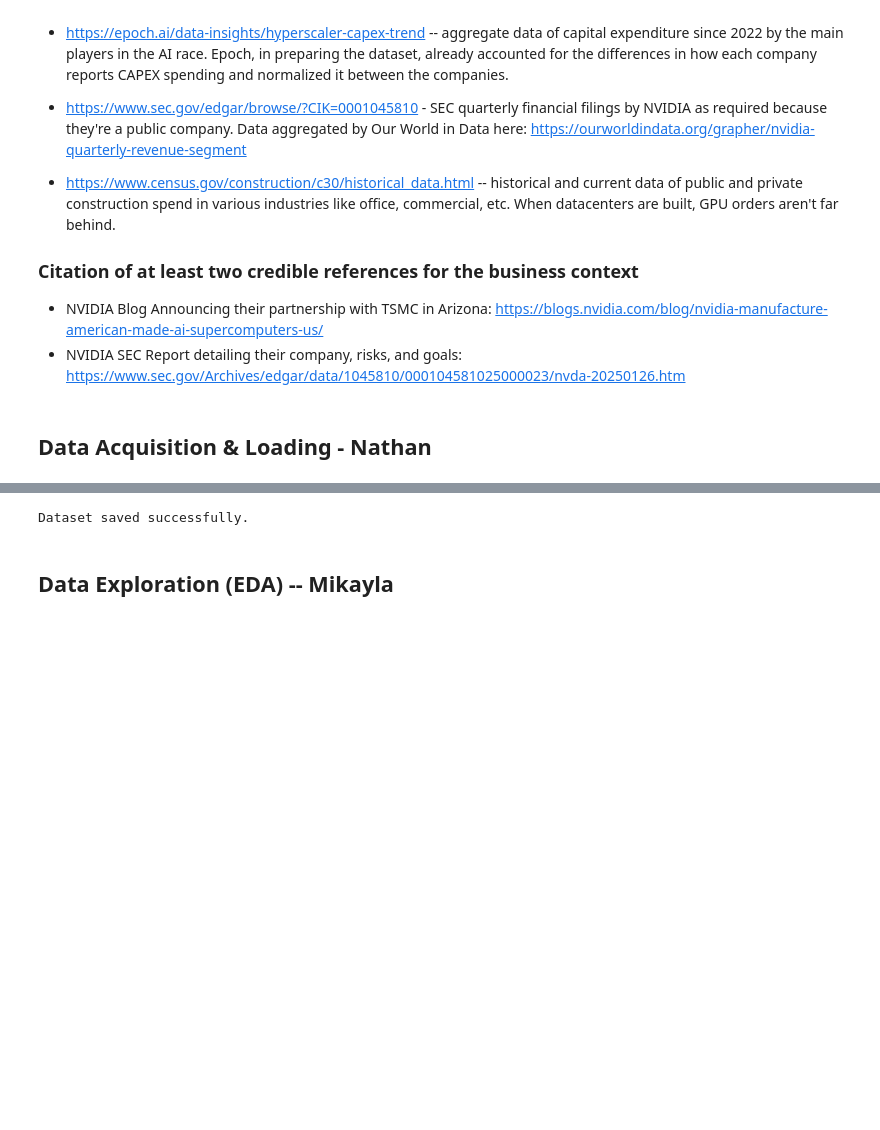
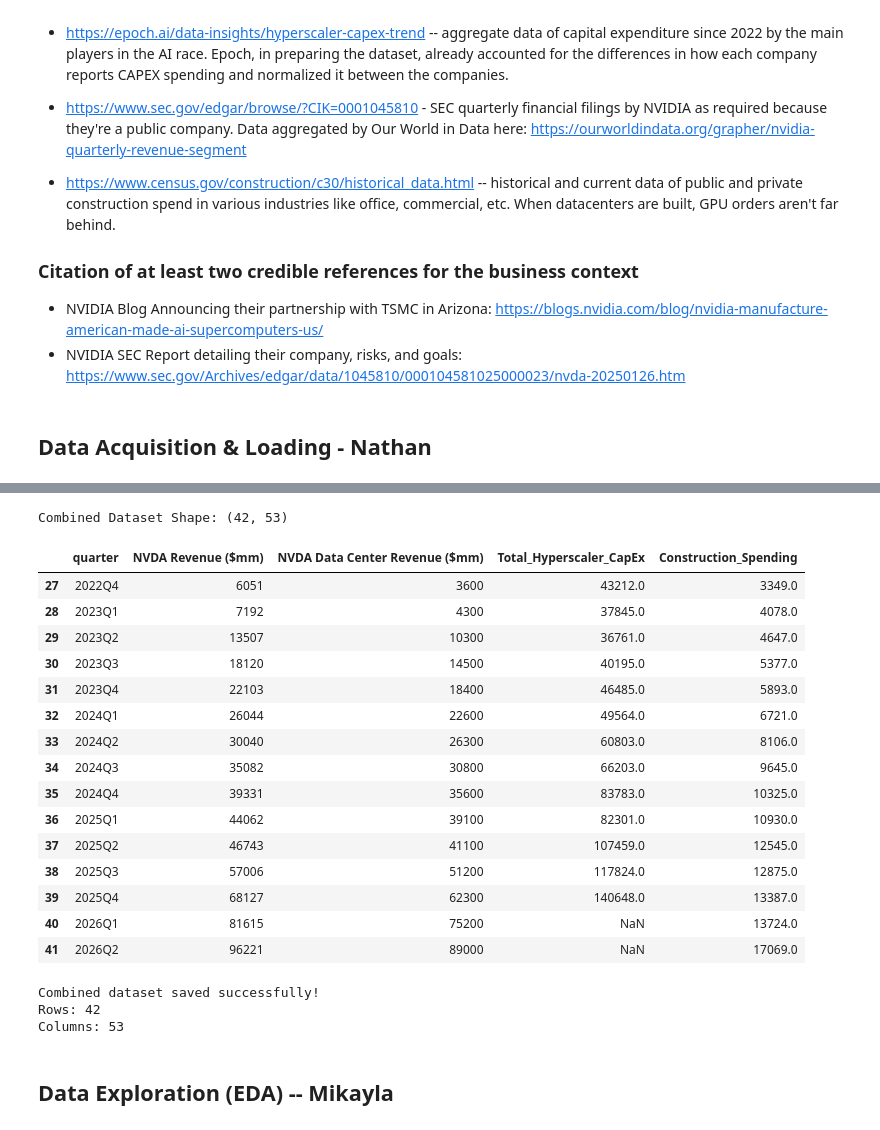
Before and after one commit to mikahamelin-gif/IS-4487-final-project-nvidia, a Jupyter notebook: IS_4487_Final_Project_Notebook.ipynb, the cells around one changed output, grey strips where cells are left out. Drawn from its saved outputs; the diff is of its cells as text; code cells hidden in the pictures; blank space fills up the shorter version.

```diff
--- a/IS_4487_Final_Project_Notebook.ipynb
+++ b/IS_4487_Final_Project_Notebook.ipynb
@@ -181,0 +51,11 @@ display(df.describe())
+# %%
+import pandas as pd
+import numpy as np
+import matplotlib.pyplot as plt
+
+base = "https://raw.githubusercontent.com/mikahamelin-gif/IS-4487-final-project-nvidia/main/"
+
+nvidia_url = base + "NVDA_Quarterly_Demand_Drivers.xlsx"
+epoch_url = base + "epoch_hyperscaler_capex_2022_2025.csv"
+
+census_url = "https://ourworldindata.org/grapher/monthly-spending-data-center-us.csv?v=1&csvType=full&useColumnShortNames=false"
@@ -182,10 +218,58 @@ display(df.describe())
+# %%
+
+combined = pd.merge(
+    nvidia,
+    epoch,
+    on="quarter",
+    how="left"
+)
+
+combined = pd.merge(
+    combined,
+    construction,
+    on="quarter",
+    how="left"
+)
+
+combined = combined.sort_values("quarter").reset_index(drop=True)
+
+print("Combined Dataset Shape:", combined.shape)
+
+display(combined[[
+    "quarter",
+    "NVDA Revenue ($mm)",
+    "NVDA Data Center Revenue ($mm)",
+    "Total_Hyperscaler_CapEx",
+    "Construction_Spending"
+]].tail(15))
+# %% [output]
+Combined Dataset Shape: (42, 53)
+|  | quarter | NVDA Revenue ($mm) | NVDA Data Center Revenue ($mm) | Total_Hyperscaler_CapEx | Construction_Spending |
+| 27 | 2022Q4 | 6051 | 3600 | 43212.0 | 3349.0 |
+| 28 | 2023Q1 | 7192 | 4300 | 37845.0 | 4078.0 |
+| 29 | 2023Q2 | 13507 | 10300 | 36761.0 | 4647.0 |
+| 30 | 2023Q3 | 18120 | 14500 | 40195.0 | 5377.0 |
+| 31 | 2023Q4 | 22103 | 18400 | 46485.0 | 5893.0 |
+| 32 | 2024Q1 | 26044 | 22600 | 49564.0 | 6721.0 |
+| 33 | 2024Q2 | 30040 | 26300 | 60803.0 | 8106.0 |
+| 34 | 2024Q3 | 35082 | 30800 | 66203.0 | 9645.0 |
+| 35 | 2024Q4 | 39331 | 35600 | 83783.0 | 10325.0 |
+| 36 | 2025Q1 | 44062 | 39100 | 82301.0 | 10930.0 |
+| 37 | 2025Q2 | 46743 | 41100 | 107459.0 | 12545.0 |
+| 38 | 2025Q3 | 57006 | 51200 | 117824.0 | 12875.0 |
+| 39 | 2025Q4 | 68127 | 62300 | 140648.0 | 13387.0 |
+| 40 | 2026Q1 | 81615 | 75200 | NaN | 13724.0 |
+| 41 | 2026Q2 | 96221 | 89000 | NaN | 17069.0 |
 # %%
+combined.to_csv("NVDA_Combined_Demand_Drivers.csv", index=False)
 
-df.to_csv("NVDA_Final_Dataset.csv", index=False)
-
-print("Dataset saved successfully.")
+print("Combined dataset saved successfully!")
+print("Rows:", len(combined))
+print("Columns:", len(combined.columns))
 # %% [output]
-Dataset saved successfully.
+Combined dataset saved successfully!
+Rows: 42
+Columns: 53
 # %% [markdown]
 ## Data Exploration (EDA) -- Mikayla
 # %%
```
Also changed, not shown: parts of 8 cells of this notebook.
